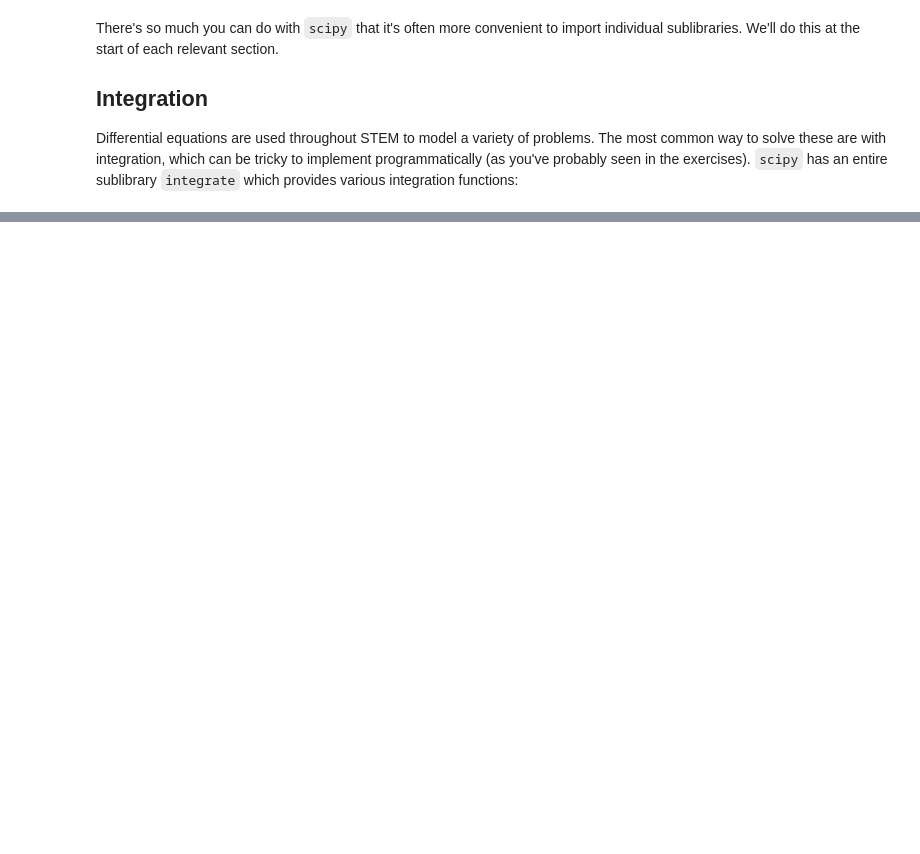
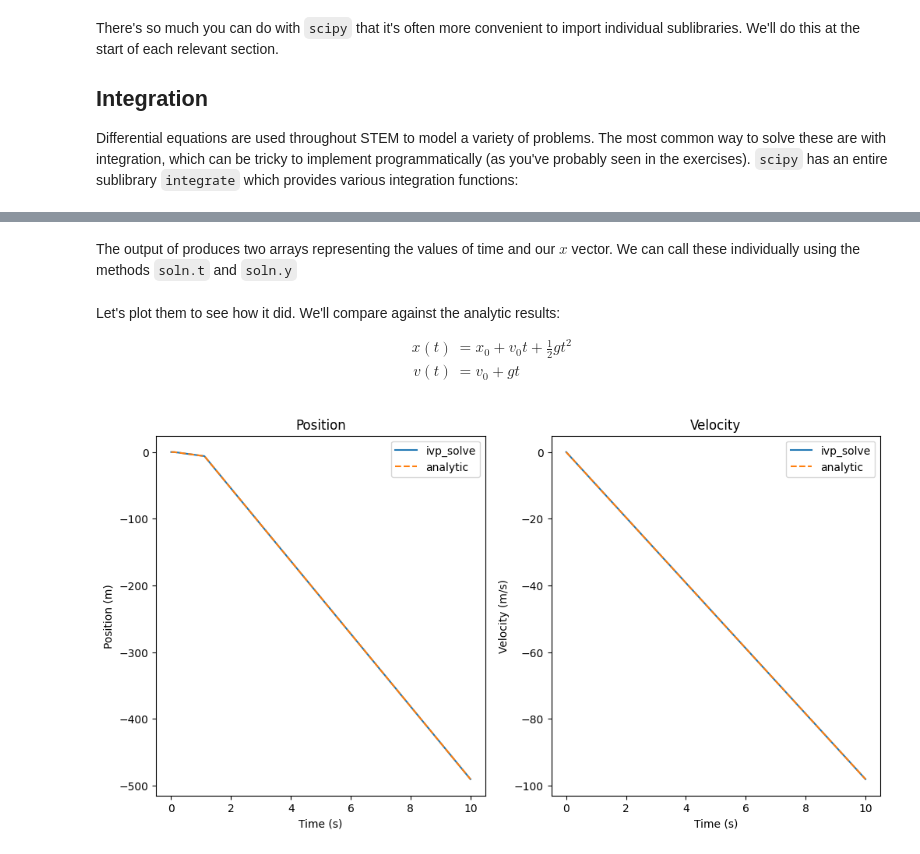
Before and after one commit to acorreia61201/SAOPythonPrimer, a Jupyter notebook: lectures/Lecture8.ipynb, the cells around one changed output, grey strips where cells are left out. Saved outputs shown, nothing was run; the diff lists cells and outputs as text; code cells hidden in the pictures; blank space fills up the shorter version.

```diff
--- a/lectures/Lecture8.ipynb
+++ b/lectures/Lecture8.ipynb
@@ -34,0 +127,9 @@ from scipy import integrate
+# %%
+# initial conditions
+g = -9.81 # gravitational acceleration
+x0_0 = 0 # initial position
+x0_1 = 0 # initial velocity
+x0 = [x0_0, x0_1] # initial conditions vector
+
+def freefall(t, x): # x is a vector of the form [x, v]
+    return [x[1], g] # return vector [v, g]
@@ -34,0 +138,4 @@ from scipy import integrate
+# %%
+t = [0, 10] # start and end points of integration
+soln = integrate.solve_ivp(freefall, t, x0)
+soln
@@ -34,0 +156,44 @@ from scipy import integrate
+# %% [markdown]
+The output of produces two arrays representing the values of time and our $x$ vector. We can call these individually using the methods `soln.t` and `soln.y`
+# %%
+times = soln.t
+positions = soln.y[0,:]
+velocities = soln.y[1,:]
+# %% [markdown]
+Let's plot them to see how it did. We'll compare against the analytic results:
+
+\begin{align}
+x(t) &= x_0 + v_0t + \frac{1}{2}gt^2 \\
+v(t) &= v_0 + gt
+\end{align}
+# %%
+import matplotlib.pyplot as plt
+
+ana_pos = [0.5*g*i*i for i in times] # analytic positions
+ana_vel = [g*i for i in times] # analytic velocities
+
+def plotter():
+    '''
+    A function to plot the outputs so we don't have to copy later.
+
+    You can use functions with no input or output to run verbose sections of code
+    like this as much as you'd like.
+    '''
+    fig, ax = plt.subplots(1, 2, figsize=(12, 6))
+    ax[0].plot(times, positions, label='ivp_solve')
+    ax[0].plot(times, ana_pos, linestyle='--', label='analytic')
+    ax[0].set_title('Position')
+    ax[0].set_xlabel('Time (s)')
+    ax[0].set_ylabel('Position (m)')
+    ax[0].legend()
+
+    ax[1].plot(times, velocities, label='ivp_solve')
+    ax[1].plot(times, ana_vel, linestyle='--', label='analytic')
+    ax[1].set_title('Velocity')
+    ax[1].set_xlabel('Time (s)')
+    ax[1].set_ylabel('Velocity (m/s)')
+    ax[1].legend()
+
+plotter()
+# %% [output]
+[figure, added]
```
Also changed, not shown: parts of 60 cells of this notebook.
